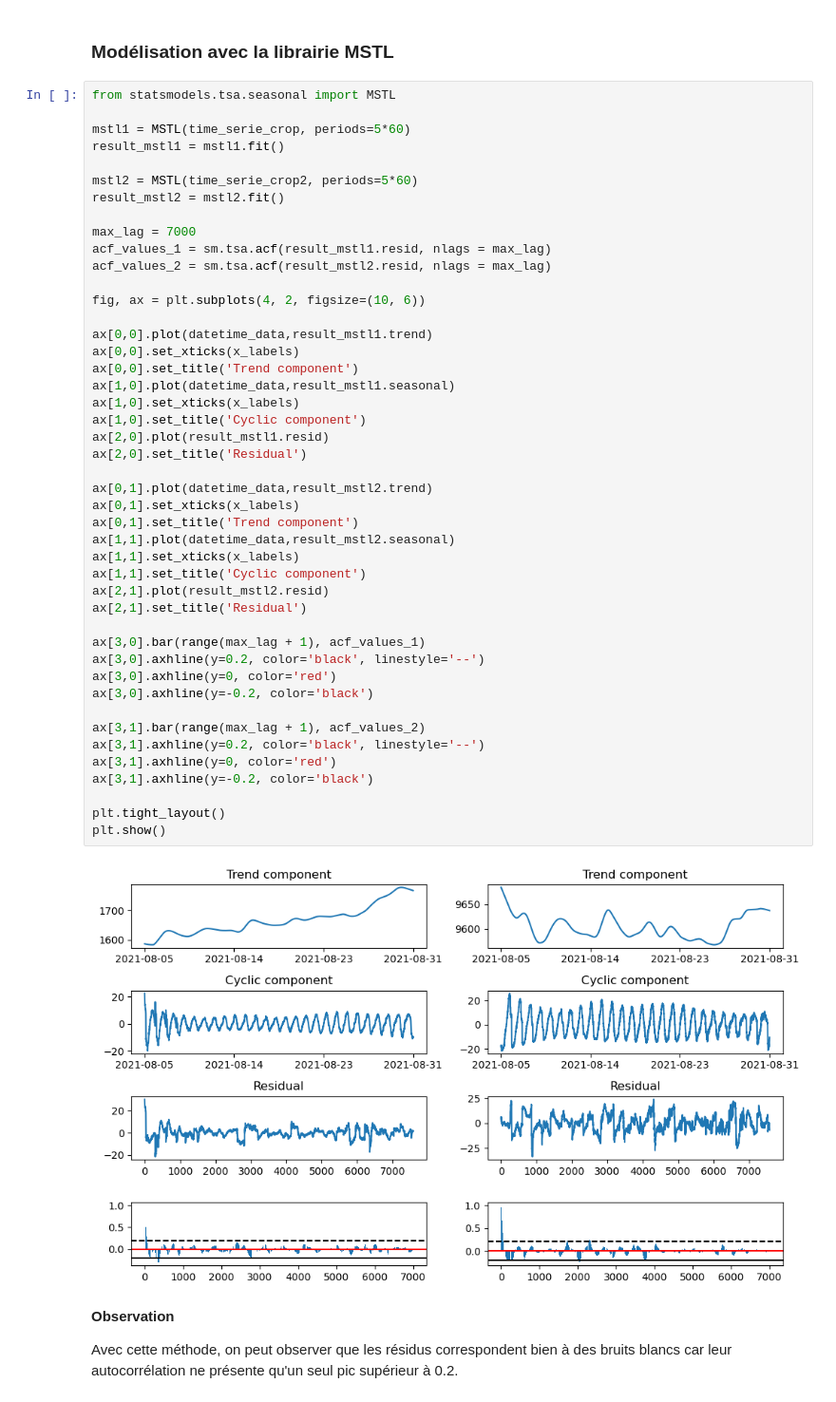
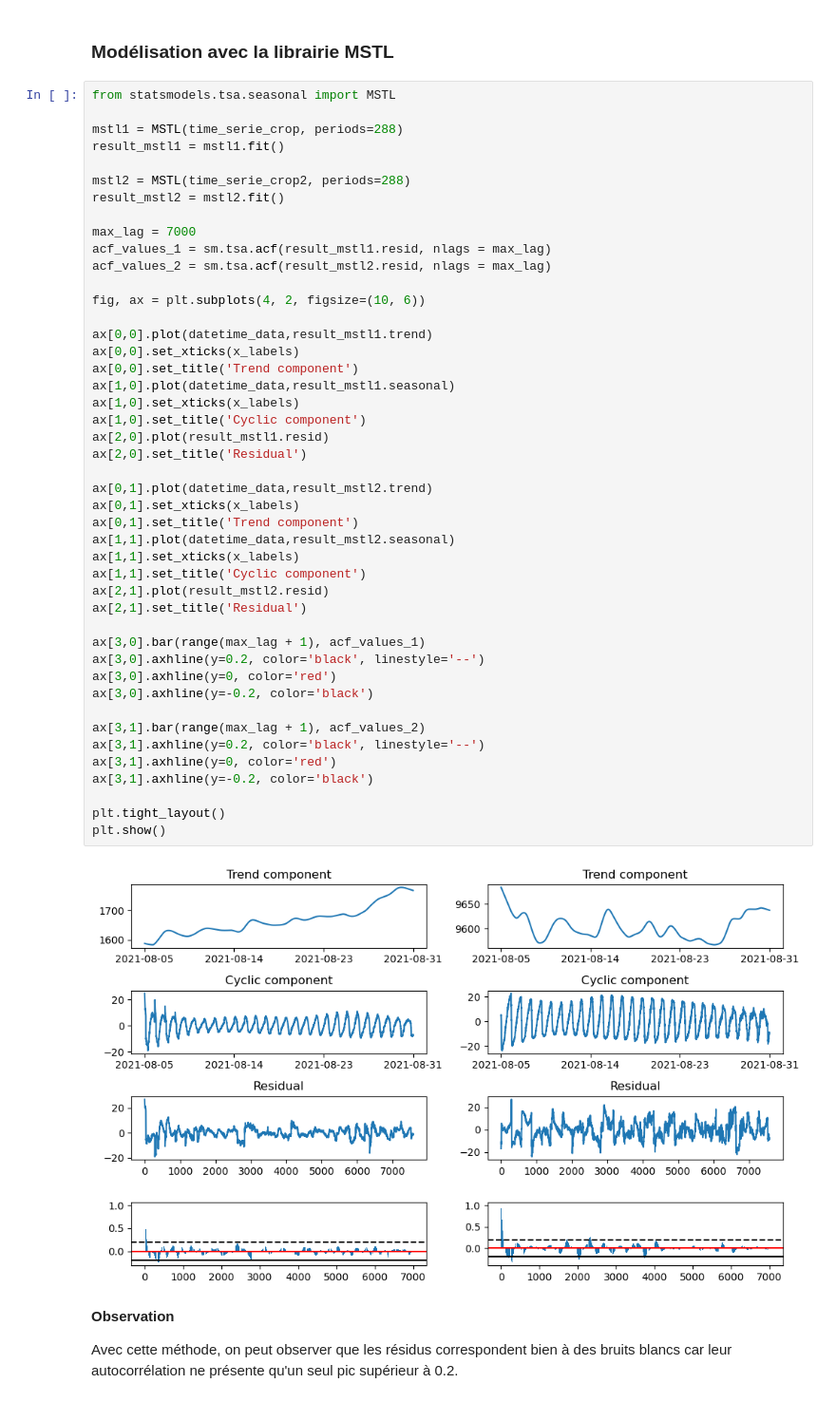
Before and after one commit to PiDchsn/Projet-RI, a Jupyter notebook: Correlation_signaux.ipynb, the cells around one changed output. Shown at 95% size. Saved outputs shown, nothing was run; the diff lists cells and outputs as text.

```diff
--- a/Correlation_signaux.ipynb
+++ b/Correlation_signaux.ipynb
@@ -535,10 +566,10 @@ Kendall corr =  0.5390956332958622  - pvalue =  0.0
 # %%
 from statsmodels.tsa.seasonal import MSTL
 
-mstl1 = MSTL(time_serie_crop, periods=5*60)
+mstl1 = MSTL(time_serie_crop, periods=288)
 result_mstl1 = mstl1.fit()
 
-mstl2 = MSTL(time_serie_crop2, periods=5*60)
+mstl2 = MSTL(time_serie_crop2, periods=288)
 result_mstl2 = mstl2.fit()
 
 max_lag = 7000
@@ -551,34 +582,34 @@ ax[0,0].plot(datetime_data,result_mstl1.trend)
 ax[0,0].set_xticks(x_labels)
 ax[0,0].set_title('Trend component')
 ax[1,0].plot(datetime_data,result_mstl1.seasonal)
 ax[1,0].set_xticks(x_labels)
 ax[1,0].set_title('Cyclic component')
 ax[2,0].plot(result_mstl1.resid)
 ax[2,0].set_title('Residual')
 
 ax[0,1].plot(datetime_data,result_mstl2.trend)
 ax[0,1].set_xticks(x_labels)
 ax[0,1].set_title('Trend component')
 ax[1,1].plot(datetime_data,result_mstl2.seasonal)
 ax[1,1].set_xticks(x_labels)
 ax[1,1].set_title('Cyclic component')
 ax[2,1].plot(result_mstl2.resid)
 ax[2,1].set_title('Residual')
 
 ax[3,0].bar(range(max_lag + 1), acf_values_1)
 ax[3,0].axhline(y=0.2, color='black', linestyle='--')
 ax[3,0].axhline(y=0, color='red')
 ax[3,0].axhline(y=-0.2, color='black')
 
 ax[3,1].bar(range(max_lag + 1), acf_values_2)
 ax[3,1].axhline(y=0.2, color='black', linestyle='--')
 ax[3,1].axhline(y=0, color='red')
 ax[3,1].axhline(y=-0.2, color='black')
 
 plt.tight_layout()
 plt.show()
 # %% [output]
-[figure, old version]
+[figure, new version]
 # %% [markdown]
 **Observation**
 
```
Also changed, not shown: parts of 17 cells of this notebook, 1 other file.
